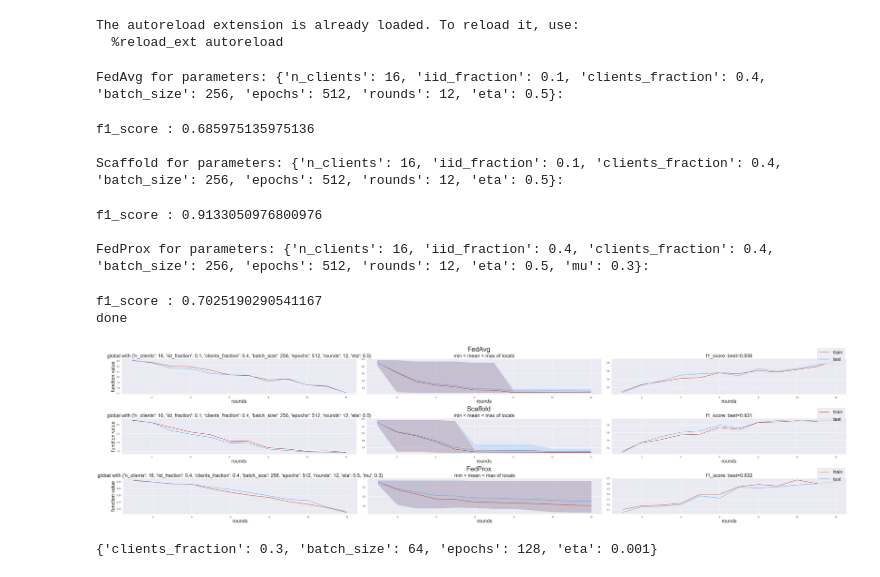
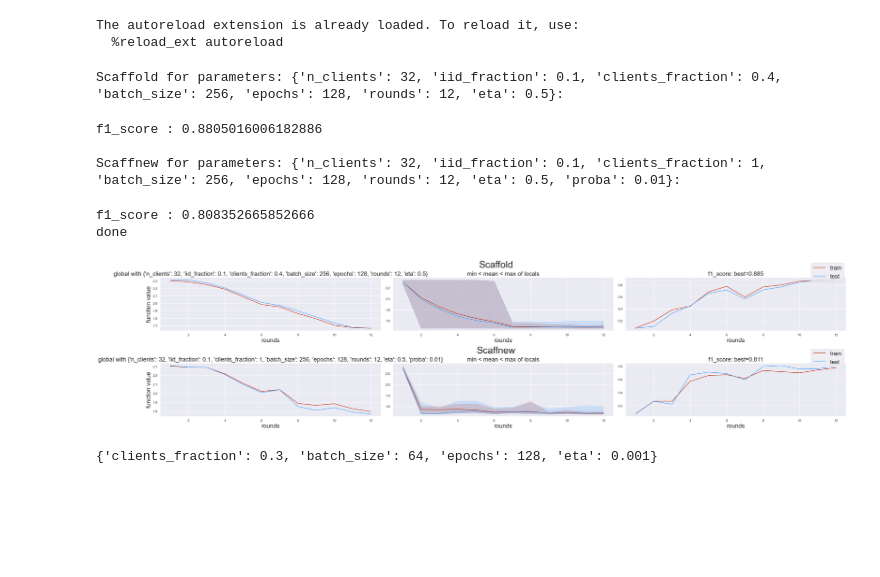
Before and after one commit to locllos/felere, a Jupyter notebook: source/mnist-playground.ipynb, the cells around one changed output. Saved outputs shown, nothing was run; the diff lists cells and outputs as text; code cells hidden in the pictures; blank space fills up the shorter version.

Commit message:
scaffnew impl, but slow

```diff
--- a/source/mnist-playground.ipynb
+++ b/source/mnist-playground.ipynb
@@ -84,68 +86,56 @@ The autoreload extension is already loaded. To reload it, use:
 threadpool = None
 # %%
 optimizer_parameters = {
-  "FedAvg" : {
-    "n_clients" : [16],
+  "Scaffold" : {
+    "n_clients" : [32],
     "iid_fraction" : [0.1],
     "clients_fraction": [0.4],
     "batch_size": [256],
-    "epochs": [512], # 16, 64,
+    "epochs": [128], # 16, 64,
     "rounds": [12],
     "eta": [50e-2], # , 1e-2
   },
-  "Scaffold" : {
-    "n_clients" : [16],
+  "Scaffnew" : {
+    "n_clients" : [32],
     "iid_fraction" : [0.1],
-    "clients_fraction": [0.4],
+    "clients_fraction": [1],
     "batch_size": [256],
-    "epochs": [512], # 16, 64,
+    "epochs": [128], # 16, 64,
     "rounds": [12],
     "eta": [50e-2], # , 1e-2
-  },
-  "FedProx" : {
-    "n_clients" : [16],
-    "iid_fraction" : [0.4],
-    "clients_fraction": [0.4],
-    "batch_size": [256],
-    "epochs": [512], # 16, 64,
-    "rounds": [12],
-    "eta": [50e-2], # , 1e-2
-    "mu" : [0.3]
-  },
+    "proba" : [0.01]
+  }
 }
 metrics = {
   "f1_score" : lambda y_proba, y_true: f1_score(np.argmax(y_proba, axis=1), y_true, average="weighted")
 }
 
 pipeline = Pipeline(
   function=function,
-  optimizers=[FederatedAveraging, Scaffold, FedProx],
+  optimizers=[Scaffold, Scaffnew],
   metrics=metrics,
   optimizer_parameters=optimizer_parameters,
   distributor=distributor,
   X=X,
   y=y,
   executor=threadpool
 )
 
 best, best_params = pipeline.run(
   choose_best_by="accuracy",
   scaled=False,
   reducers=[]
 )
 
 print("done")
 # %% [output]
-FedAvg for parameters: {'n_clients': 16, 'iid_fraction': 0.1, 'clients_fraction': 0.4, 'batch_size': 256, 'epochs': 512, 'rounds': 12, 'eta': 0.5}:
+Scaffold for parameters: {'n_clients': 32, 'iid_fraction': 0.1, 'clients_fraction': 0.4, 'batch_size': 256, 'epochs': 128, 'rounds': 12, 'eta': 0.5}:
-f1_score : 0.685975135975136
+f1_score : 0.8805016006182886
 
-Scaffold for parameters: {'n_clients': 16, 'iid_fraction': 0.1, 'clients_fraction': 0.4, 'batch_size': 256, 'epochs': 512, 'rounds': 12, 'eta': 0.5}:
+Scaffnew for parameters: {'n_clients': 32, 'iid_fraction': 0.1, 'clients_fraction': 1, 'batch_size': 256, 'epochs': 128, 'rounds': 12, 'eta': 0.5, 'proba': 0.01}:
-f1_score : 0.9133050976800976
-
-FedProx for parameters: {'n_clients': 16, 'iid_fraction': 0.4, 'clients_fraction': 0.4, 'batch_size': 256, 'epochs': 512, 'rounds': 12, 'eta': 0.5, 'mu': 0.3}:
+f1_score : 0.808352665852666
+done
-f1_score : 0.7025190290541167
-done
-[figure, old version]
+[figure, new version]
 # %%
 best_params
 # %% [output]
```
Also changed, not shown: parts of 3 cells of this notebook, 4 other files.
